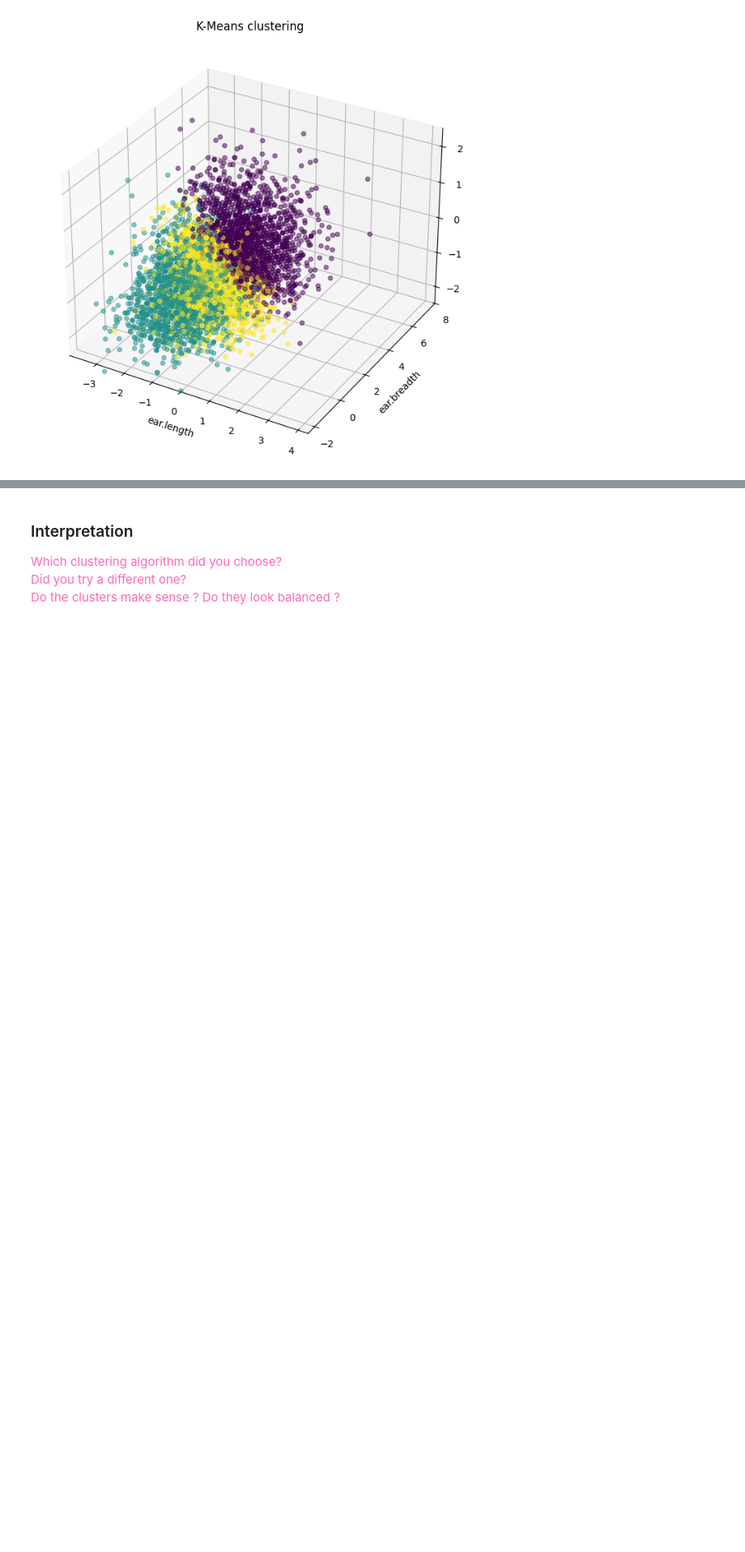
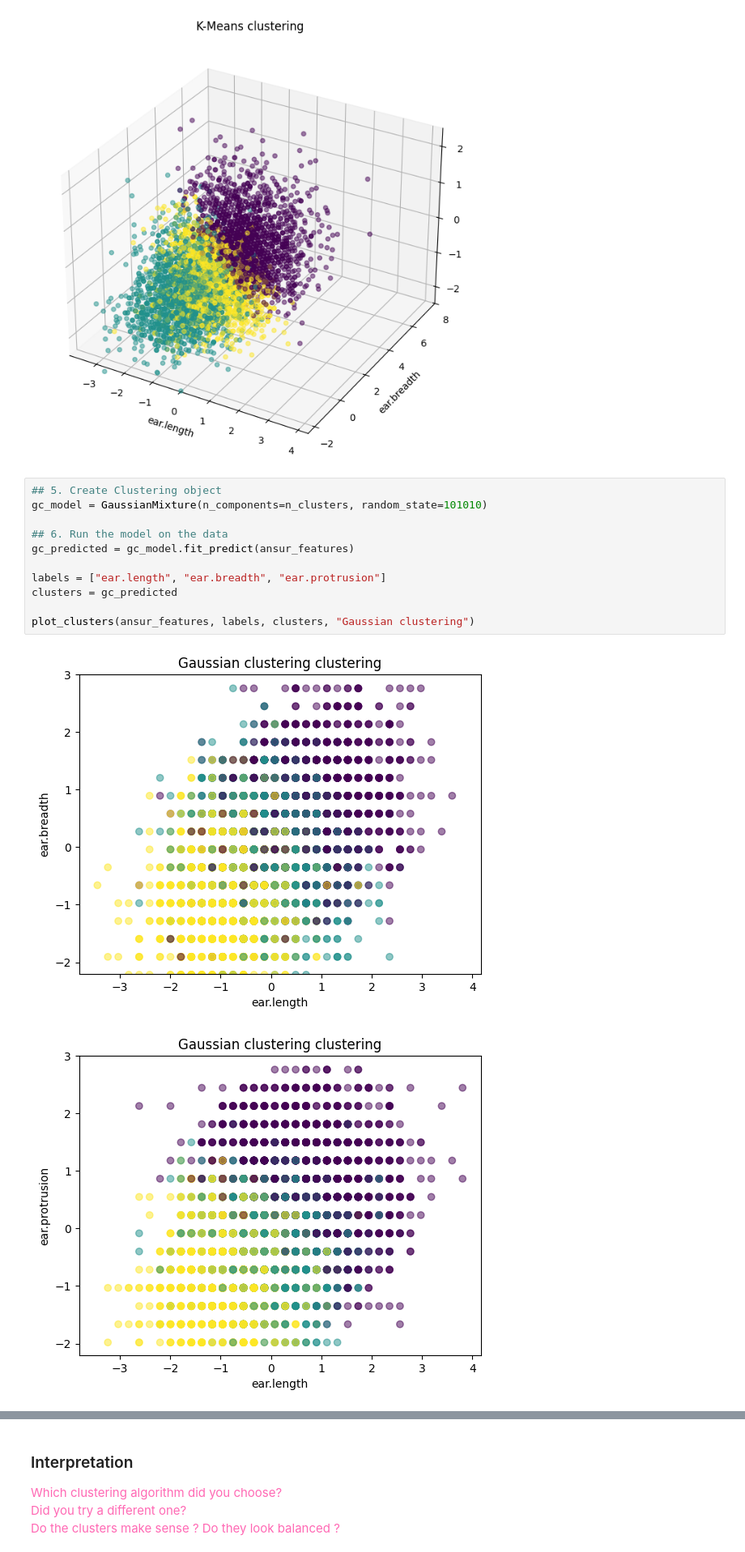
Before and after one commit to kaoriogawa-PSAM-5020-spring2026/Homework08, a Jupyter notebook: Homework08.ipynb, the cells around one changed output, grey strips where cells are left out. Shown at 81% size. Saved outputs shown, nothing was run; the diff lists cells and outputs as text; blank space fills up the shorter version.

```diff
--- a/Homework08.ipynb
+++ b/Homework08.ipynb
@@ -204,3 +204,17 @@ dtype: object
 [figure]
 [figure]
 [figure]
+# %%
+## 5. Create Clustering object
+gc_model = GaussianMixture(n_components=n_clusters, random_state=101010)
+
+## 6. Run the model on the data
+gc_predicted = gc_model.fit_predict(ansur_features)
+
+labels = ["ear.length", "ear.breadth", "ear.protrusion"]
+clusters = gc_predicted
+
+plot_clusters(ansur_features, labels, clusters, "Gaussian clustering")
+# %% [output]
+[figure, added]
+[figure, added]
```
Also changed, not shown: parts of 4 cells of this notebook.
